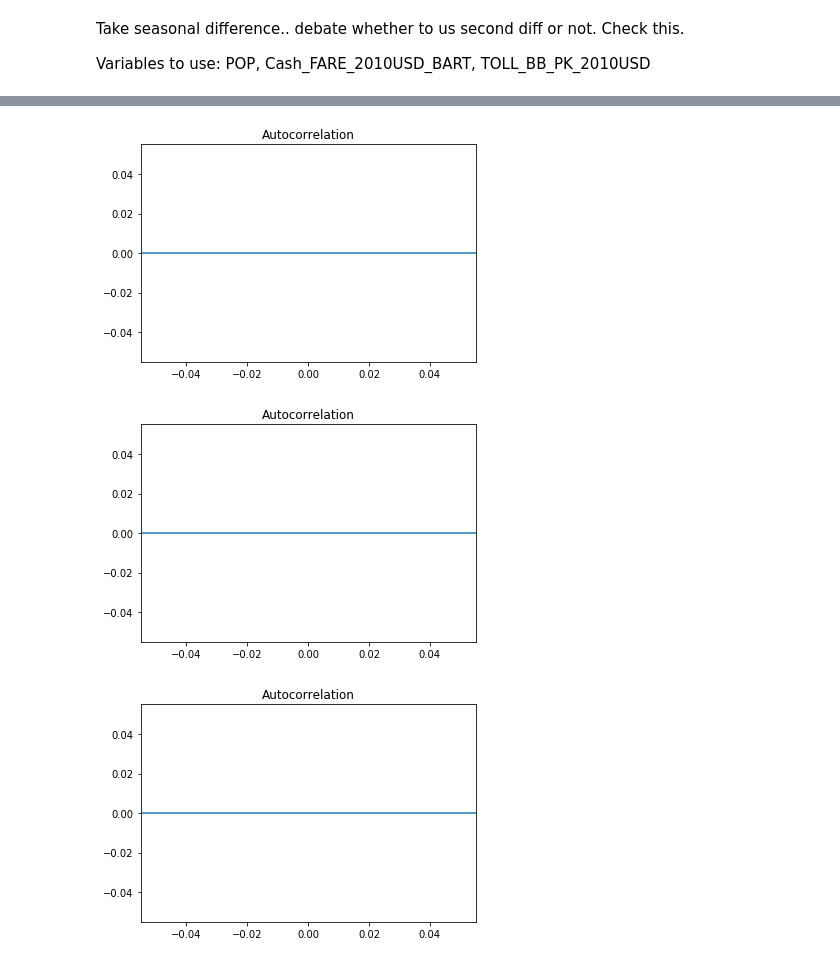
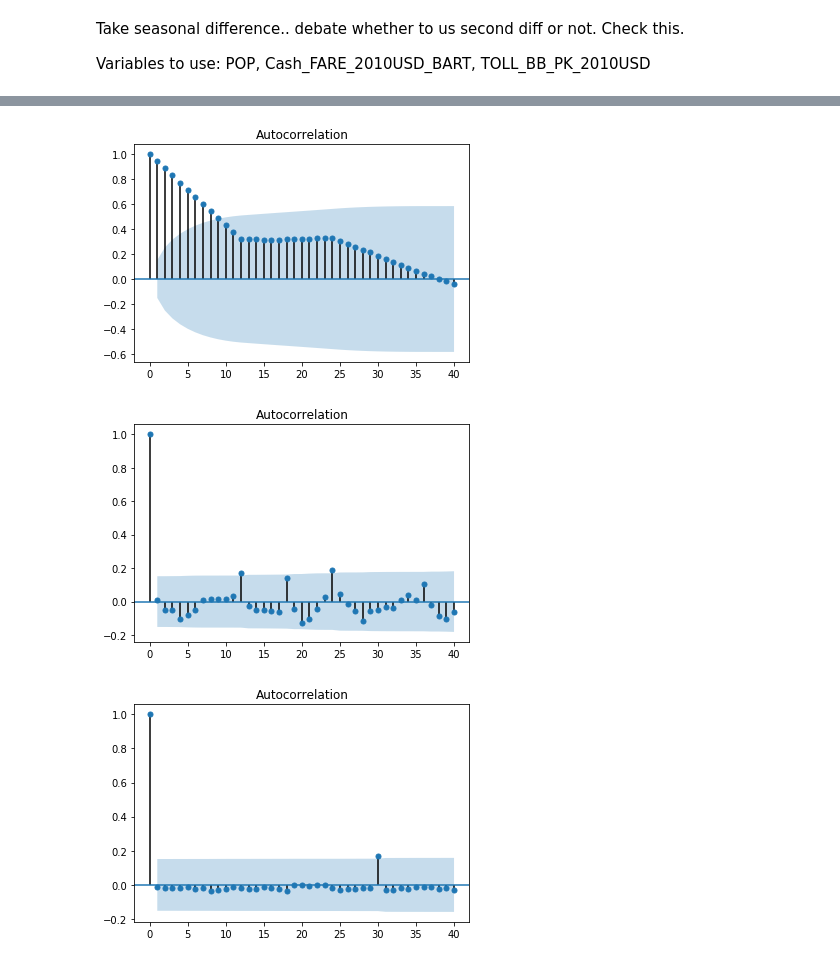
Before and after one commit to mgraehleruky/ce599, a Jupyter notebook: 23-Time Series/time-series.ipynb, the cells around one changed output, grey strips where cells are left out. Cells and saved outputs as stored; diff of their text form; code cells hidden in the pictures.

Commit message:
Time Series Update
BART Model

```diff
--- a/23-Time Series/time-series.ipynb
+++ b/23-Time Series/time-series.ipynb
@@ -280,7 +279,7 @@ Take seasonal difference.. debate whether to us second diff or not.  Check this.
 
 Variables to use: POP, Cash_FARE_2010USD_BART, TOLL_BB_PK_2010USD
 # %%
-bart = bart[['POP','CASH_FARE_2010USD_BART','TOLL_BB_PK_2010USD']]
+bart = bart[['RIDERS','POP','CASH_FARE_2010USD_BART','TOLL_BB_PK_2010USD']]
 # %%
 list(bart)
 # %% [output]
@@ -296,8 +296,9 @@ array([<matplotlib.axes._subplots.AxesSubplot object at 0x...>,
+# %%
+bart = bart[np.isfinite(bart['POP'])]
+bart = bart[np.isfinite(bart['TOLL_BB_PK_2010USD'])]
 # %%
 # shift moves things by the specified number of rows
 
-bart['POP'] = bart['POP'] - bart['POP'].shift(1)
-bart['CASH_FARE_2010USD_BART'] = bart['CASH_FARE_2010USD_BART'] - bart['CASH_FARE_2010USD_BART'].shift(1)
-bart['TOLL_BB_PK_2010USD'] = bart['TOLL_BB_PK_2010USD'] - bart['TOLL_BB_PK_2010USD'].shift(1)
-
-bart.head()
+bart['POP_DIFF'] = bart['POP'] - bart['POP'].shift(1)
+bart['CASH_FARE_2010USD_BART_DIFF'] = bart['CASH_FARE_2010USD_BART'] - bart['CASH_FARE_2010USD_BART'].shift(1)
+bart['TOLL_BB_PK_2010USD_DIFF'] = bart['TOLL_BB_PK_2010USD'] - bart['TOLL_BB_PK_2010USD'].shift(1)
@@ -327,10 +305,10 @@ See the caveats in the documentation: http://pandas.pydata.org/pandas-docs/stabl
 # %%
 # ACF plots
 
-fig = sm.graphics.tsa.plot_acf(bart['POP'][1:], lags=5)
-fig = sm.graphics.tsa.plot_acf(bart['CASH_FARE_2010USD_BART'][1:], lags=5)
-fig = sm.graphics.tsa.plot_acf(bart['TOLL_BB_PK_2010USD'][1:], lags=5)
+fig = sm.graphics.tsa.plot_acf(bart['POP_DIFF'][1:], lags=40)
+fig = sm.graphics.tsa.plot_acf(bart['CASH_FARE_2010USD_BART_DIFF'][1:], lags=40)
+fig = sm.graphics.tsa.plot_acf(bart['TOLL_BB_PK_2010USD_DIFF'][1:], lags=40)
 # %% [output]
-[figure, old version]
+[figure, new version]
-[figure, old version]
+[figure, new version]
-[figure, old version]
+[figure, new version]
```
Also changed, not shown: parts of 12 cells of this notebook, 1 other file.
